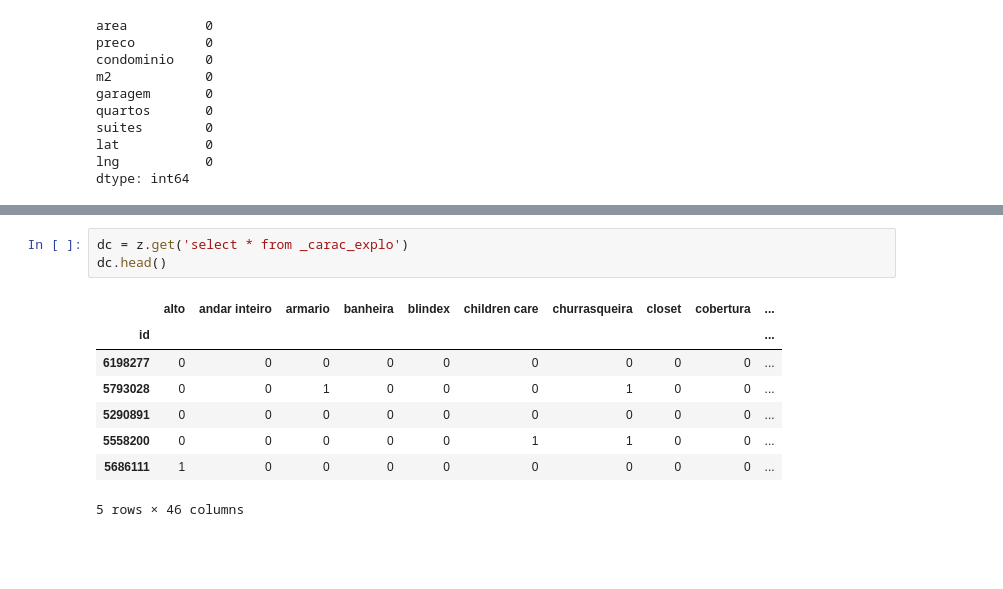
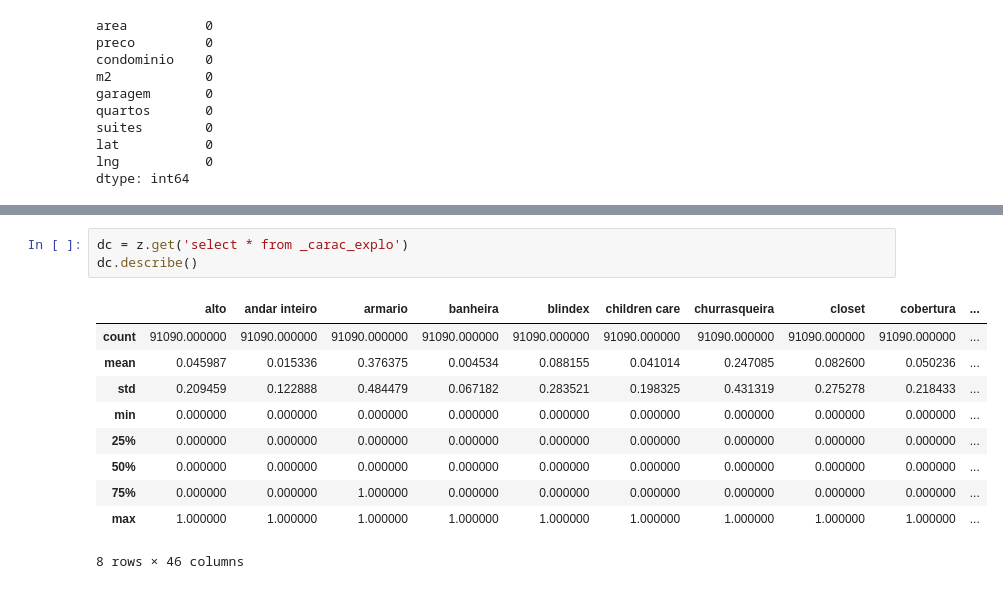
Before and after one commit to sergiosilvar/fgv_dissertacao, a Jupyter notebook: ipython_notebook/Regressao Linear.ipynb, the cells around one changed output, grey strips where cells are left out. Saved outputs shown, nothing was run; the diff lists cells and outputs as text; blank space fills up the shorter version.

```diff
--- a/ipython_notebook/Regressao Linear.ipynb
+++ b/ipython_notebook/Regressao Linear.ipynb
@@ -131,13 +128,15 @@ strong multicollinearity or other numerical problems.
 # %%
 dc = z.get('select * from _carac_explo')
-dc.head()
+dc.describe()
 # %% [output]
 |  | alto | andar inteiro | armario | banheira | blindex | children care | churrasqueira | closet | cobertura | ... |
-| id |  |  |  |  |  |  |  |  |  | ... |
-| 6198277 | 0 | 0 | 0 | 0 | 0 | 0 | 0 | 0 | 0 | ... |
-| 5793028 | 0 | 0 | 1 | 0 | 0 | 0 | 1 | 0 | 0 | ... |
-| 5290891 | 0 | 0 | 0 | 0 | 0 | 0 | 0 | 0 | 0 | ... |
-| 5558200 | 0 | 0 | 0 | 0 | 0 | 1 | 1 | 0 | 0 | ... |
-| 5686111 | 1 | 0 | 0 | 0 | 0 | 0 | 0 | 0 | 0 | ... |
+| count | 91090.000000 | 91090.000000 | 91090.000000 | 91090.000000 | 91090.000000 | 91090.000000 | 91090.000000 | 91090.000000 | 91090.000000 | ... |
+| mean | 0.045987 | 0.015336 | 0.376375 | 0.004534 | 0.088155 | 0.041014 | 0.247085 | 0.082600 | 0.050236 | ... |
+| std | 0.209459 | 0.122888 | 0.484479 | 0.067182 | 0.283521 | 0.198325 | 0.431319 | 0.275278 | 0.218433 | ... |
+| min | 0.000000 | 0.000000 | 0.000000 | 0.000000 | 0.000000 | 0.000000 | 0.000000 | 0.000000 | 0.000000 | ... |
+| 25% | 0.000000 | 0.000000 | 0.000000 | 0.000000 | 0.000000 | 0.000000 | 0.000000 | 0.000000 | 0.000000 | ... |
+| 50% | 0.000000 | 0.000000 | 0.000000 | 0.000000 | 0.000000 | 0.000000 | 0.000000 | 0.000000 | 0.000000 | ... |
+| 75% | 0.000000 | 0.000000 | 1.000000 | 0.000000 | 0.000000 | 0.000000 | 0.000000 | 0.000000 | 0.000000 | ... |
+| max | 1.000000 | 1.000000 | 1.000000 | 1.000000 | 1.000000 | 1.000000 | 1.000000 | 1.000000 | 1.000000 | ... |
-5 rows × 46 columns
+8 rows × 46 columns
 # %%
```
Also changed, not shown: parts of 18 cells of this notebook, 1 other file.
